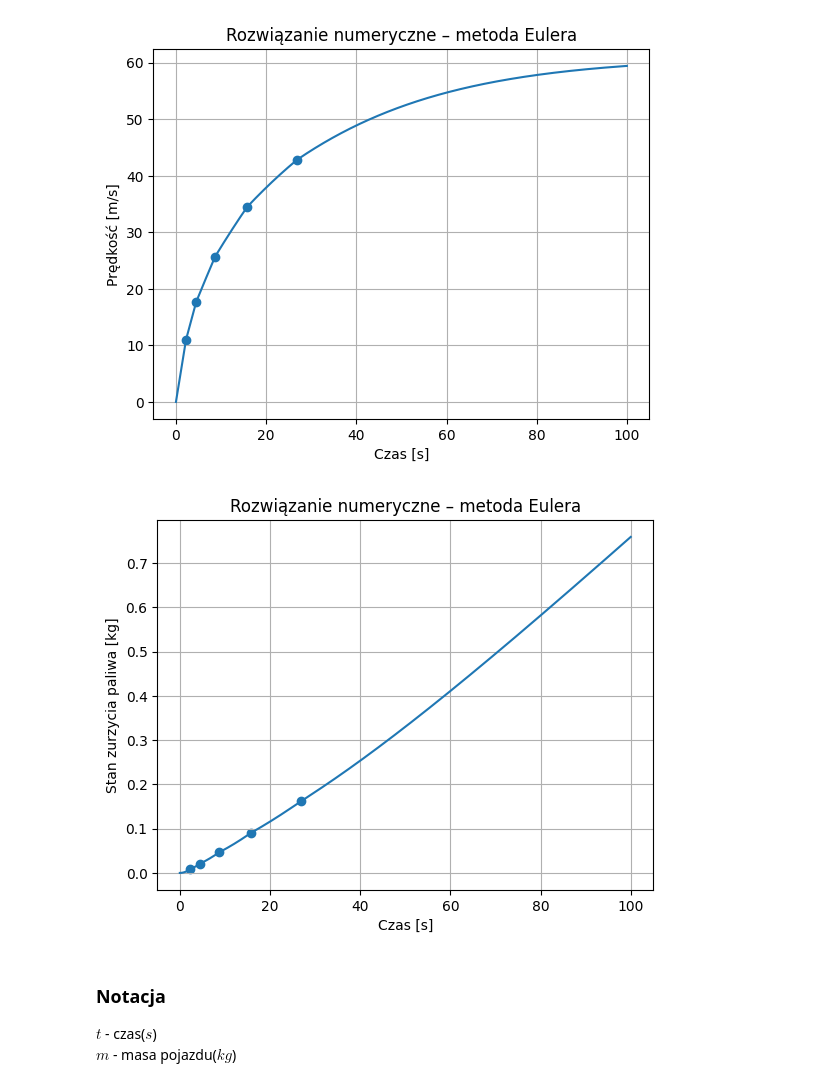
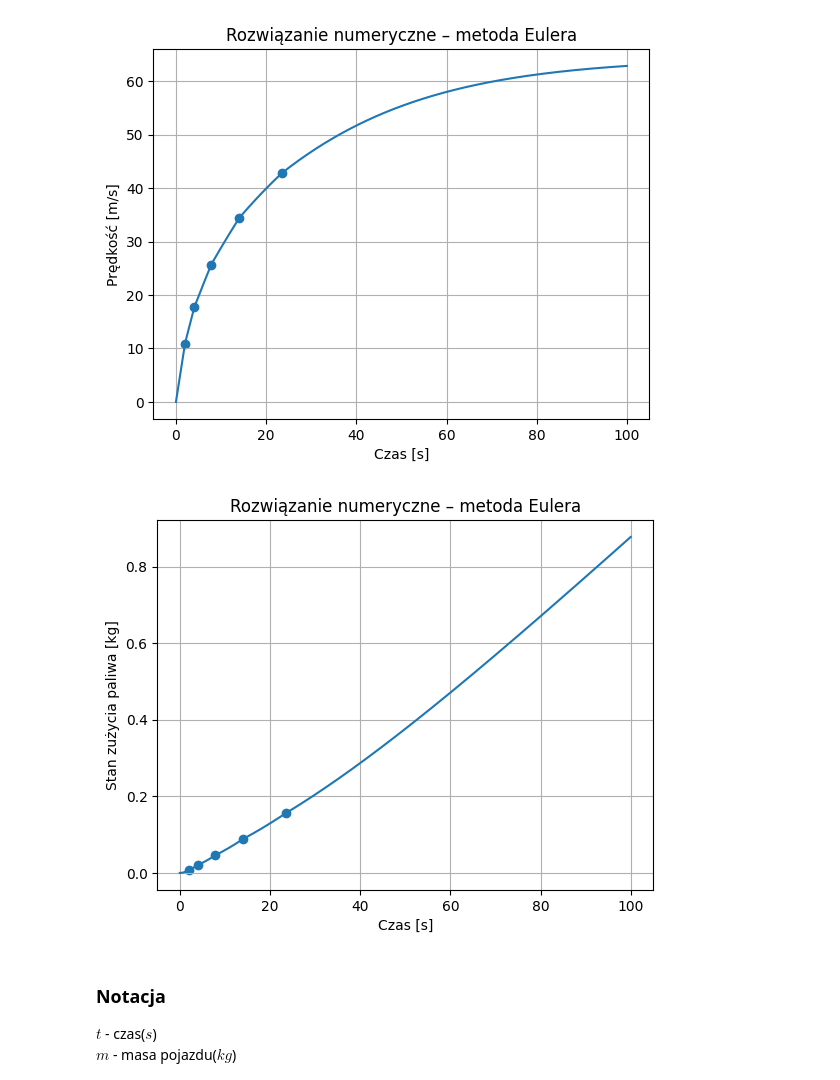
Before and after one commit to PiotrNicewicz/Projekt-rowniania-rozniczkowe, a Jupyter notebook: projekt/car_optimalization.ipynb, the cells around one changed output. Saved outputs shown, nothing was run; the diff lists cells and outputs as text; code cells hidden in the pictures.

```diff
--- a/projekt/car_optimalization.ipynb
+++ b/projekt/car_optimalization.ipynb
@@ -66,7 +76,7 @@ import matplotlib.pyplot as plt
 
 # --- Parametry ---
 m = 1500.0          # masa [kg]
-T_Eng = 195.0       # moment silnika [Nm]
+T_Eng = 215.0       # moment silnika [Nm]
 R = [13.0, 8.0, 5.5, 4.1, 3.3, 3.0]      # przełożenie
 eta = 0.9           # sprawność [-]
 r = 0.3             # promień koła [m]
@@ -95,43 +105,46 @@ fuel[0] = 0
 H_u= 43*10**6
 eta1 = 0.3
 omega_max = 4500 * 2 * np.pi / 60
+omega_opt = 3000 * 2 * np.pi / 60
 n = 0
 list_v = []
 list_t = []
 list_f = []
 for i in range(len(t) - 1):
-
     omega = (v[i] * R[n]) / r
     if omega > omega_max and n < len(R) - 1:
         list_t.append(t[i])
         list_v.append(v[i])
         list_f.append(fuel[i])
+
         n+=1
         omega = (v[i] * R[n]) / r
+
     dvdt = (1/m) * ((T_Eng * R[n] * eta) / r - 0.5 * rho * c_W * S * v[i]**2 - mu * m * g * np.cos(theta) - m * g * np.sin(theta))
     v[i + 1] = v[i] + dvdt * dt
     dpdt = (T_Eng) / (eta1 * H_u) * omega
     fuel[i + 1] = fuel[i] + dpdt * dt
+
 
 # --- Wykres ---
 plt.plot(t, v)
 plt.scatter(list_t,list_v)
 plt.xlabel("Czas [s]")
 plt.ylabel("Prędkość [m/s]")
 plt.title("Rozwiązanie numeryczne – metoda Eulera")
 plt.grid()
 plt.show()
 
 plt.plot(t, fuel)
 plt.scatter(list_t,list_f)
 plt.xlabel("Czas [s]")
-plt.ylabel("Stan zurzycia paliwa [kg]")
+plt.ylabel("Stan zużycia paliwa [kg]")
 plt.title("Rozwiązanie numeryczne – metoda Eulera")
 plt.grid()
 plt.show()
 # %% [output]
-[figure, old version]
+[figure, new version]
-[figure, old version]
+[figure, new version]
 # %% [markdown]
 ### Notacja <div id="def"></div>
 $t$ - czas($s$)
```
Also changed, not shown: parts of 2 cells of this notebook.
